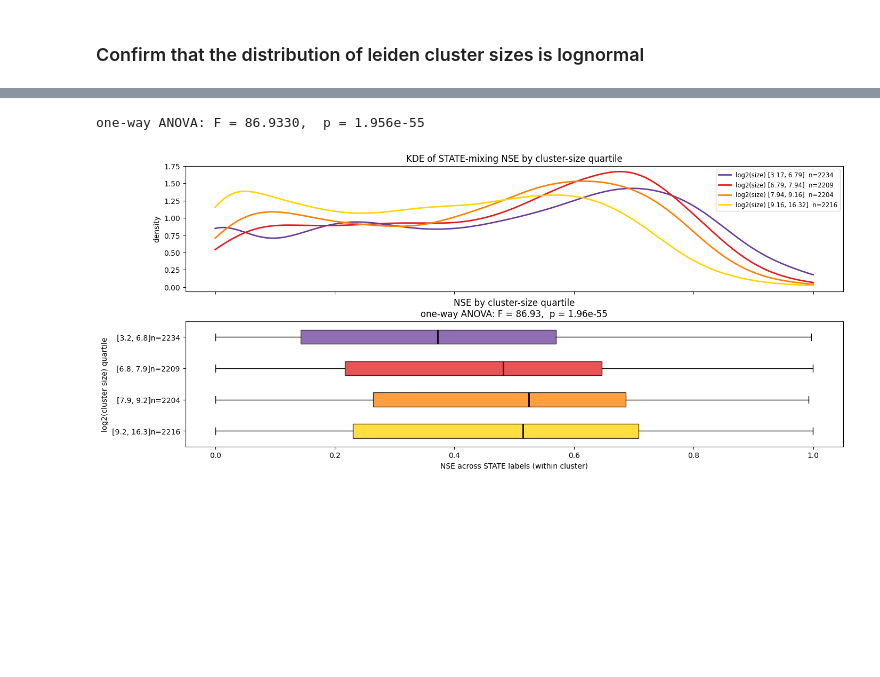
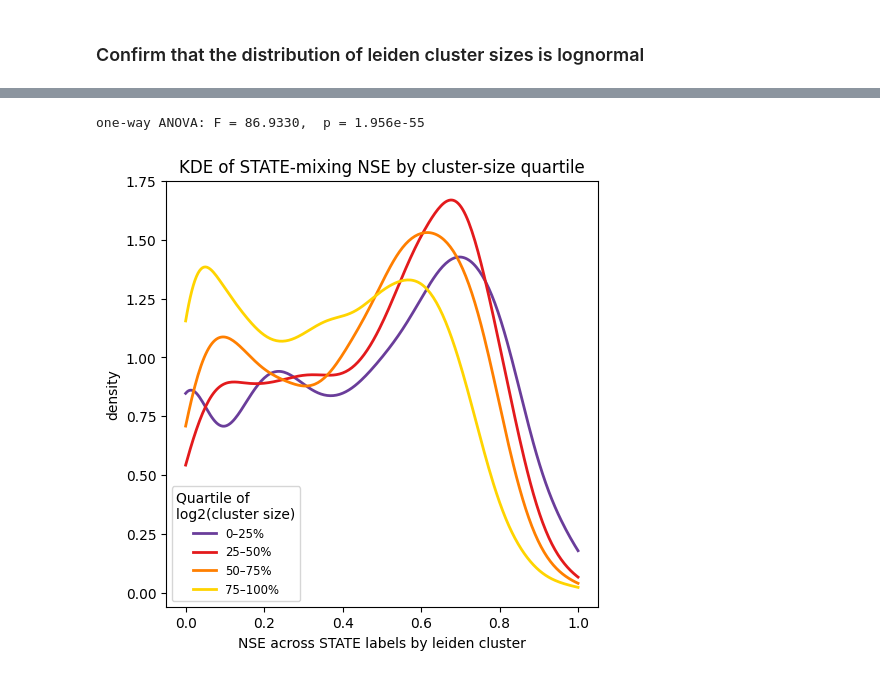
Before and after one commit to otodreas/scBaseCount_Pipeline, a Jupyter notebook: notebooks/cluster_stats.ipynb, the cells around one changed output, grey strips where cells are left out. Drawn from its saved outputs; the diff is of its cells as text; code cells hidden in the pictures; blank space fills up the shorter version.

```diff
--- a/notebooks/cluster_stats.ipynb
+++ b/notebooks/cluster_stats.ipynb
@@ -104,6 +99,12 @@ log_sz = np.log2(sizes)
 # %% [markdown]
 ### Confirm that the distribution of leiden cluster sizes is lognormal
 # %%
+cluster_sizes = ds.n_cells_leiden.stack(point=("accession", "leiden_cluster"))
+cluster_sizes = cluster_sizes.where(cluster_sizes > 0).dropna(dim="point")
+
+sizes = cluster_sizes.values.astype(float)
+log_sz = np.log2(sizes)
+
 shape, loc, scale = stats.lognorm.fit(sizes, floc=0)
 mu, sigma = np.log(scale), shape
 print(f"lognormal fit:  mu = {mu:.3f},  sigma = {sigma:.3f}  (loc fixed at 0)")
@@ -111,7 +112,7 @@ print(f"lognormal fit:  mu = {mu:.3f},  sigma = {sigma:.3f}  (loc fixed at 0)")
 ks_stat, ks_p = stats.kstest(sizes, "lognorm", args=(shape, loc, scale))
 print(f"KS test vs fitted lognormal:  D = {ks_stat:.4f},  p = {ks_p:.3g}")
 
-fig, (ax_hist, ax_qq) = plt.subplots(1, 2, figsize=(12, 5), layout="constrained")
+fig, (ax_hist, ax_qq) = plt.subplots(1, 2, figsize=(10, 5), layout="constrained")
 
 ax_hist.hist(log_sz, bins=40, density=True, color="steelblue", alpha=0.7, label="observed")
 xx = np.linspace(log_sz.min(), log_sz.max(), 400)
@@ -139,65 +141,50 @@ KS test vs fitted lognormal:  D = 0.0241,  p = 6.6e-05
 # %%
+paired = xr.Dataset({
+    "nse": ds.nse_leiden,
+    "n_cells": ds.n_cells_leiden,
+}).stack(point=("accession", "leiden_cluster")).dropna(dim="point")
+
+nse_vals = paired["nse"].values
+log_sz = np.log2(np.maximum(paired["n_cells"].values.astype(float), 1.0))
+
 bins = pd.qcut(log_sz, q=4, duplicates="drop")
-fig, axes = plt.subplots(2, 1, figsize=(14, 6), layout="constrained", sharex=True)
+quartiles = ["0–25%", "25–50%", "50–75%", "75–100%"]
+fig, ax = plt.subplots(1, 1, figsize=(5, 5), layout="constrained", sharex=True)
 
 n_cats = len(bins.categories)
 if n_cats == 4:
     palette = ["#6a3d9a", "#e31a1c", "#ff7f00", "#ffd400"]
 else:
     palette = [plt.cm.plasma(t) for t in np.linspace(0.1, 0.9, max(n_cats, 1))]
 
 bin_codes = np.asarray(bins.codes)
 groups = []
 labels = []
 for idx, interval in enumerate(bins.categories):
     mask = bin_codes == idx
     sub = nse_vals[mask]
     sub = sub[np.isfinite(sub)]
     groups.append(sub)
     labels.append(f"[{interval.left:.1f}, {interval.right:.1f}]n={mask.sum():d}")
 
-# KDE plot
-axx = axes[0]
 for idx, (sub, interval) in enumerate(zip(groups, bins.categories)):
     if sub.size < 2:
         continue
     kde = stats.gaussian_kde(sub)
     pad = max((sub.max() - sub.min()) * 0.08, 0.02)
     lo, hi = max(0.0, sub.min() - pad), min(1.0, sub.max() + pad)
     xx = np.linspace(lo, hi, 256)
-    axx.plot(xx, kde(xx), color=palette[idx], lw=2,
+    ax.plot(xx, kde(xx), color=palette[idx], lw=2,
              label=f"log2(size) [{interval.left:.2f}, {interval.right:.2f}]  n={sub.size:d}")
-axx.set_title("KDE of STATE-mixing NSE by cluster-size quartile")
-# axx.set_xlabel("NSE across STATE labels (within cluster)")
-axx.set_ylabel("density")
-axx.legend(loc="best", fontsize="small")
-
-# Boxplot
-axb = axes[1]
-bp = axb.boxplot(
-    groups,
-    tick_labels=labels,
-    orientation="horizontal",
-    patch_artist=True,
-    medianprops=dict(color="black", lw=2),
-    flierprops=dict(marker="o", markersize=2, alpha=0.3),
-)
-for patch, color in zip(bp["boxes"], palette[::-1]):
-    patch.set_facecolor(color)
-    patch.set_alpha(0.75)
+ax.set_title("KDE of STATE-mixing NSE by cluster-size quartile")
+ax.set_xlabel("NSE across STATE labels by leiden cluster")
+ax.set_ylabel("density")
+ax.legend(labels=quartiles[:len(groups)], loc="best", fontsize="small", title="Quartile of\nlog2(cluster size)")
 
 f_stat, p_anova = stats.f_oneway(*groups)
-axb.set_title(
-    f"NSE by cluster-size quartile\n"
-    f"one-way ANOVA: F = {f_stat:.2f},  p = {p_anova:.2e}"
-)
-axb.set_ylabel("log2(cluster size) quartile")
-axb.set_xlabel("NSE across STATE labels (within cluster)")
 
 print(f"one-way ANOVA: F = {f_stat:.4f},  p = {p_anova:.3e}")
 plt.show()
-
-# TODO: boxplot is backwards
 # %% [output]
 one-way ANOVA: F = 86.9330,  p = 1.956e-55
-[figure, old version]
+[figure, new version]
```
Also changed, not shown: parts of 14 cells of this notebook.
